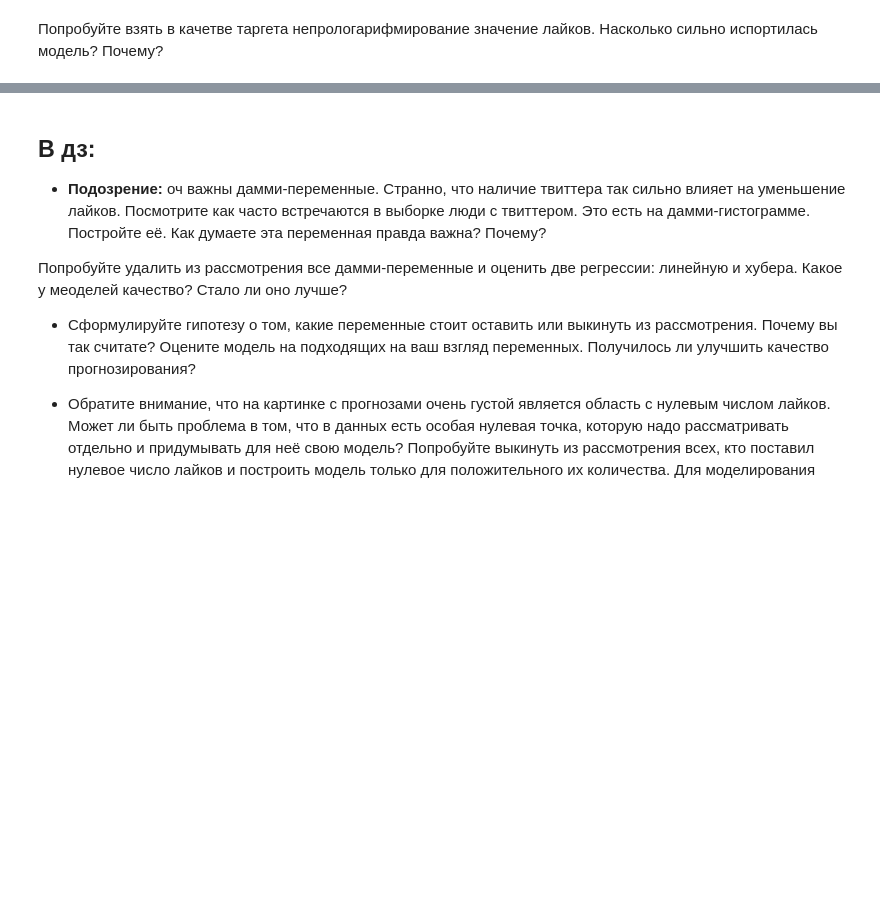
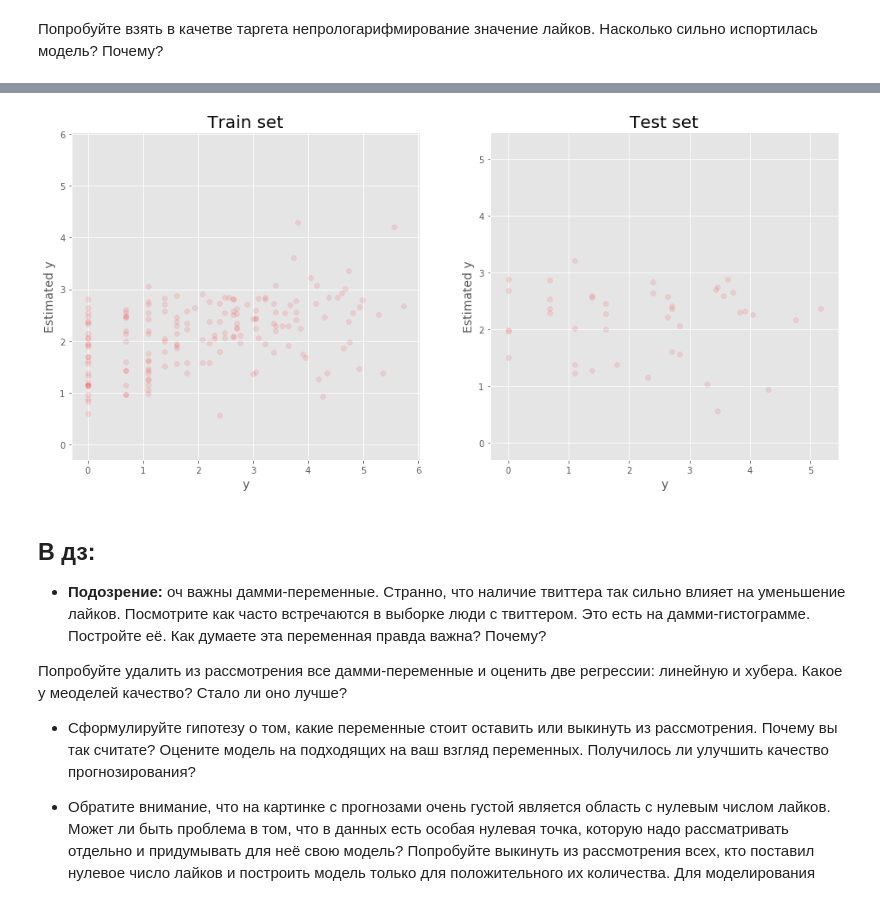
Before and after one commit to star-yar/HSE_Data_Culture, a Jupyter notebook: Intro_to_DS_2019/sem_6_regression/little_hw6_regression.ipynb, the cells around one changed output, grey strips where cells are left out. Saved outputs shown, nothing was run; the diff lists cells and outputs as text; code cells hidden in the pictures; blank space fills up the shorter version.

```diff
--- a/Intro_to_DS_2019/sem_6_regression/little_hw6_regression.ipynb
+++ b/Intro_to_DS_2019/sem_6_regression/little_hw6_regression.ipynb
@@ -189,3 +251,7 @@ metrics.mean_absolute_error(y_test, y_pred_regr)
+# %%
+plot_yreal_ypred(y_test, y_train, X_test, X_train, model_regression)
+# %% [output]
+[figure, added]
 # %% [markdown]
 ## В дз:
 
```
Also changed, not shown: parts of 15 cells of this notebook, 6 other files.
